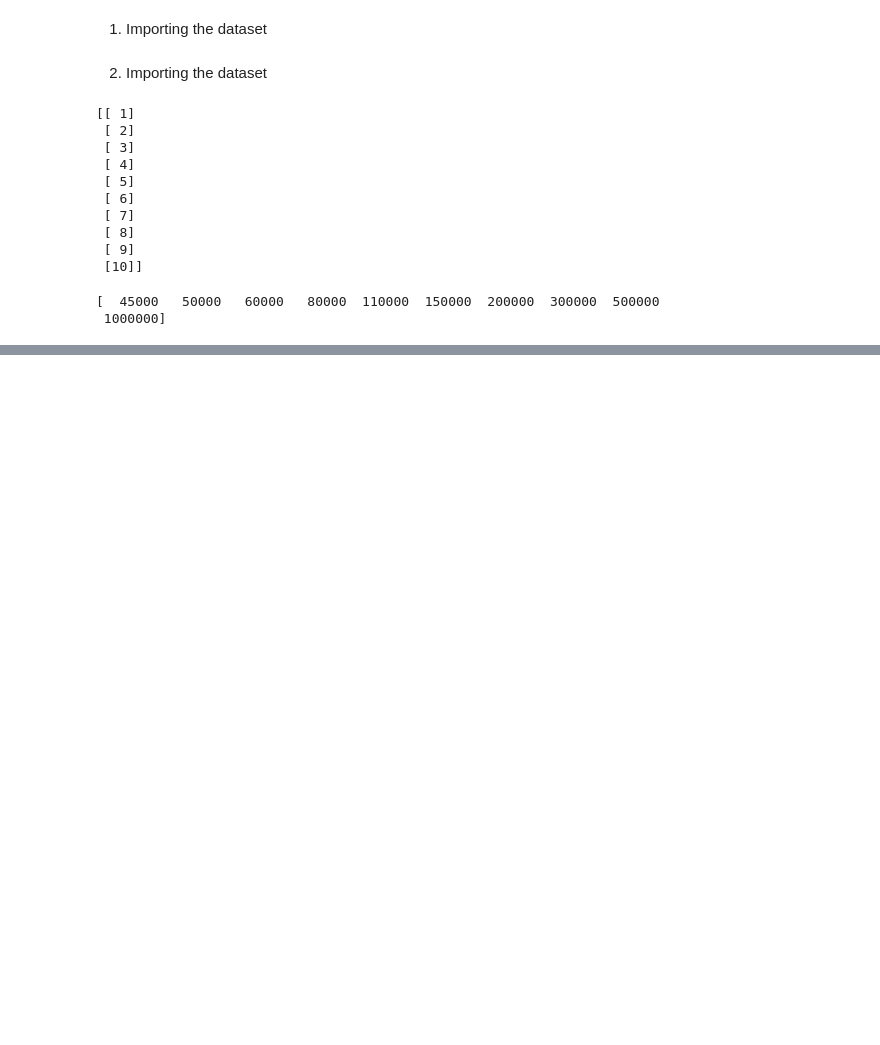
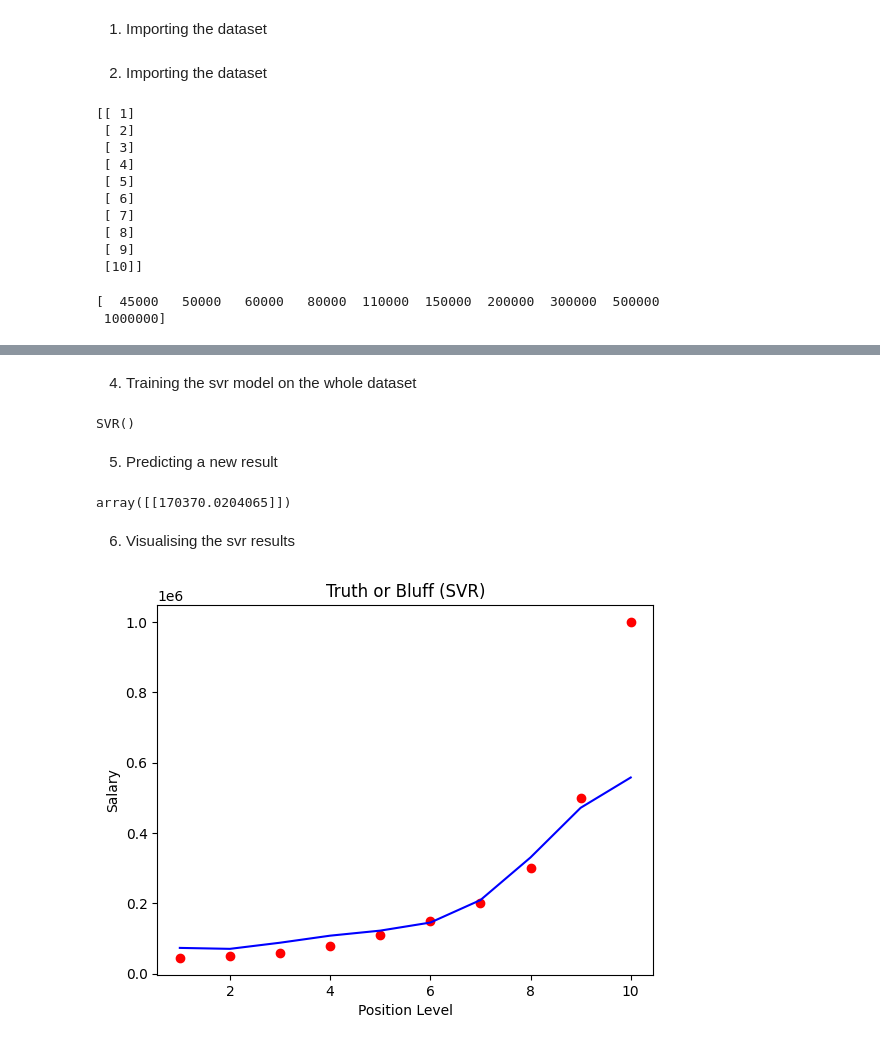
Before and after one commit to Maysha-Khanom-Moon/Machine-Learning-Fundamentals, a Jupyter notebook: part_02/support_vector_regression.ipynb, the cells around one changed output, grey strips where cells are left out. Drawn from its saved outputs; the diff is of its cells as text; code cells hidden in the pictures; blank space fills up the shorter version.

Commit message:
support vector regression model built

```diff
--- a/part_02/support_vector_regression.ipynb
+++ b/part_02/support_vector_regression.ipynb
@@ -39,0 +37,5 @@ When use features scaling?
+# %%
+# y.reshape(row, column)
+# y = y.reshape(len(y), 1)
+y = y.reshape(-1, 1)
+print(y)
@@ -40,4 +62,7 @@ When use features scaling?
 # %%
 from sklearn.preprocessing import StandardScaler
-sc = StandardScaler()
-x = sc.fit_transform(x)
+sc_x = StandardScaler()
+sc_y = StandardScaler()
+
+x = sc_x.fit_transform(x)
+y = sc_y.fit_transform(y)
@@ -43,0 +95,26 @@ x = sc.fit_transform(x)
+# %% [markdown]
+4. Training the svr model on the whole dataset
+# %%
+from sklearn.svm import SVR
+regressor = SVR(kernel = 'rbf')
+regressor.fit(x, y)
+# %% [output]
+SVR()
+# %% [markdown]
+5. Predicting a new result
+# %%
+# reverse scaling --> inverse transform
+sc_y.inverse_transform(regressor.predict(sc_x.transform([[6.5]])).reshape(1, 1))
+# %% [output]
+array([[170370.0204065]])
+# %% [markdown]
+6. Visualising the svr results
+# %%
+plt.scatter(sc_x.inverse_transform(x), sc_y.inverse_transform(y), color='red')
+plt.plot(sc_x.inverse_transform(x), sc_y.inverse_transform(regressor.predict(x).reshape(-1, 1)), color='blue')
+plt.title('Truth or Bluff (SVR)')
+plt.xlabel('Position Level')
+plt.ylabel('Salary')
+plt.show()
+# %% [output]
+[figure, added]
```
Also changed, not shown: parts of 8 cells of this notebook, 1 other file.
